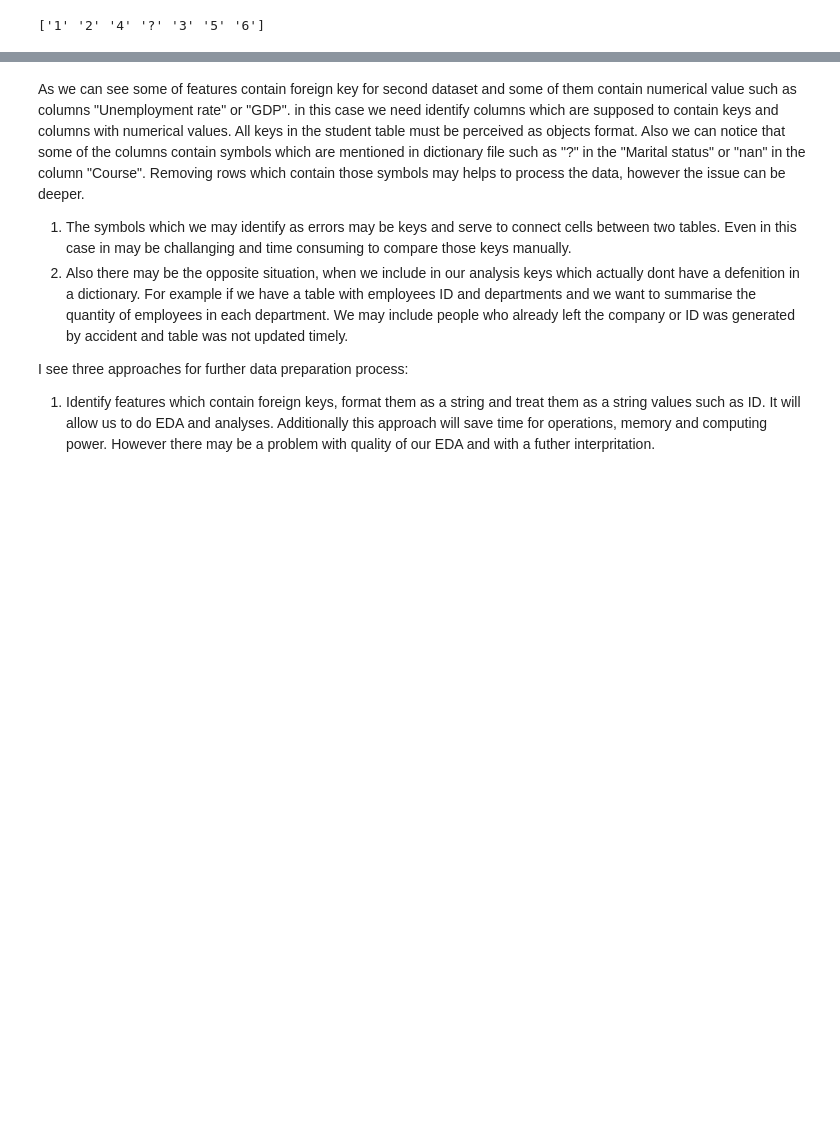
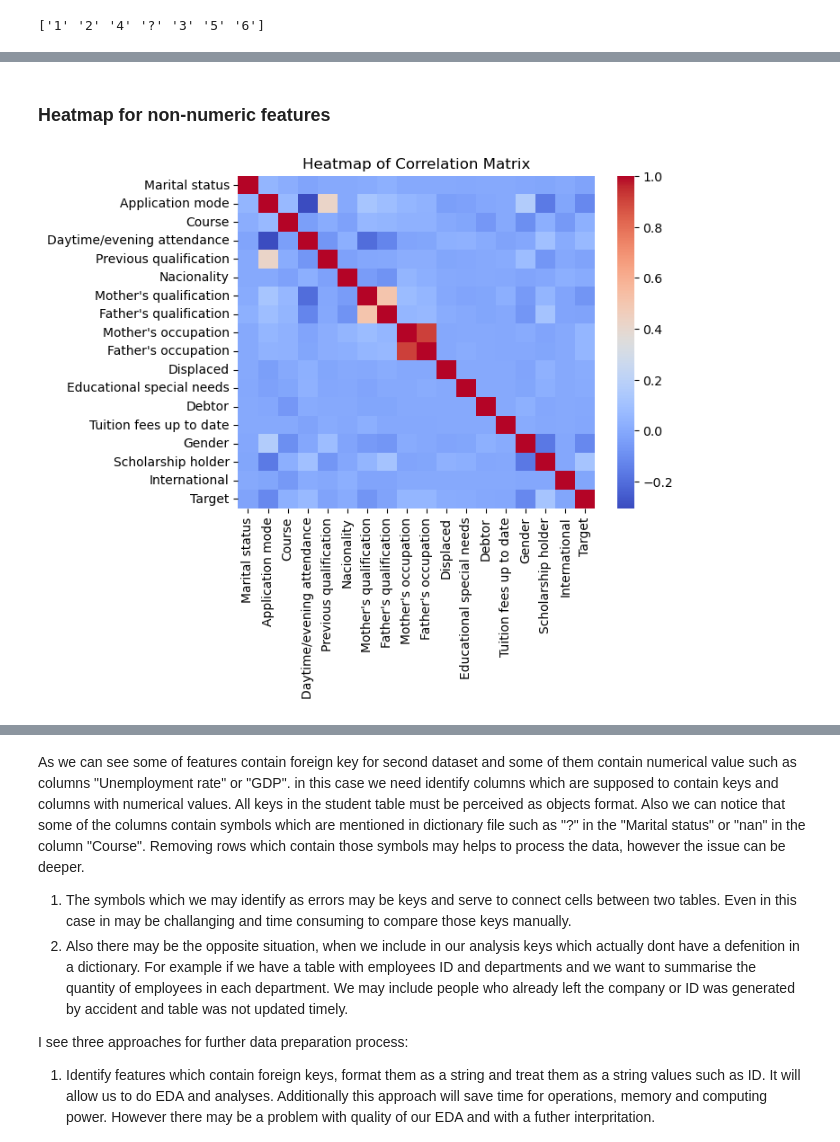
Before and after one commit to Ilia-Grishkin/Data_Preparation, a Jupyter notebook: Data_Preparation_CA1.ipynb, the cells around one changed output, grey strips where cells are left out. Drawn from its saved outputs; the diff is of its cells as text; code cells hidden in the pictures; blank space fills up the shorter version.

```diff
--- a/Data_Preparation_CA1.ipynb
+++ b/Data_Preparation_CA1.ipynb
@@ -114,0 +446,8 @@ print(unique_Marital_status)
+# %% [markdown]
+### Heatmap for non-numeric features
+# %%
+sns.heatmap(selected_columns2.corr(), cmap='coolwarm')
+plt.title('Heatmap of Correlation Matrix')
+plt.show()
+# %% [output]
+[figure, added]
```
Also changed, not shown: parts of 75 cells of this notebook.
